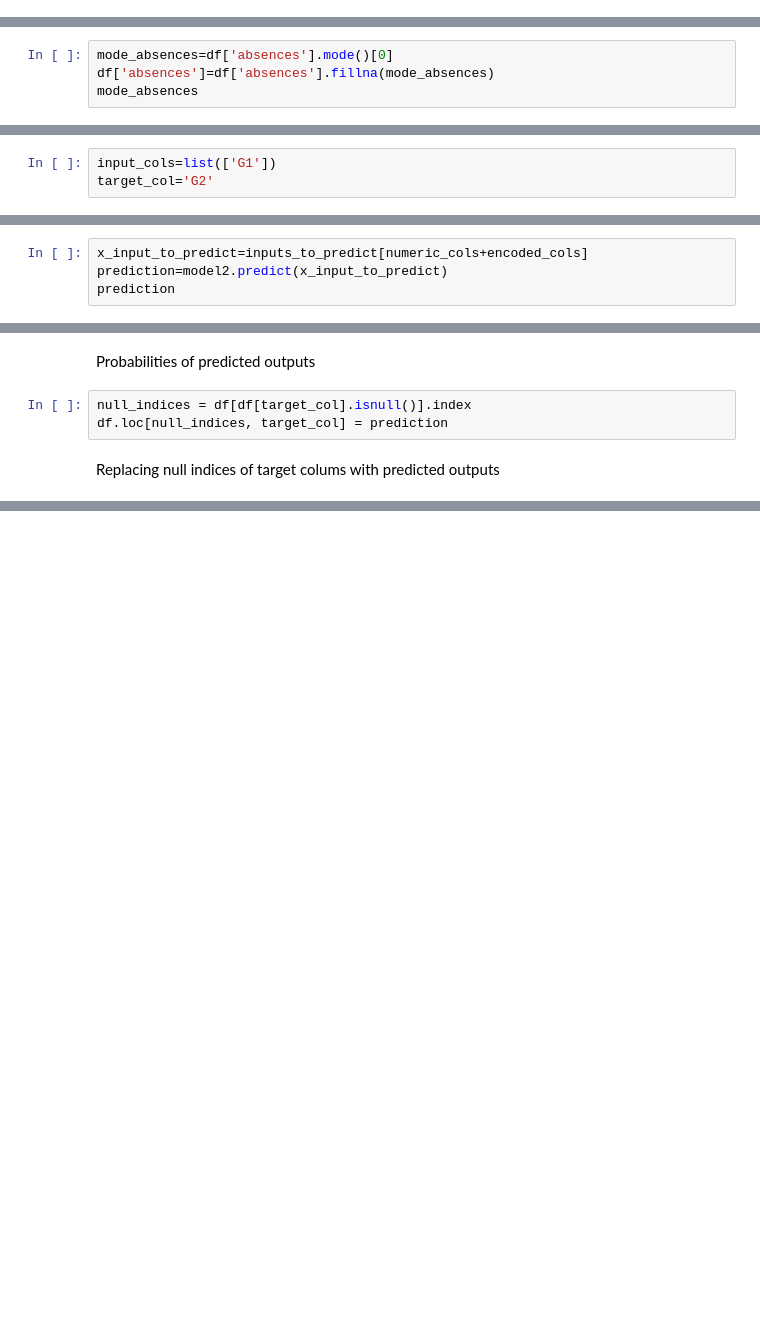
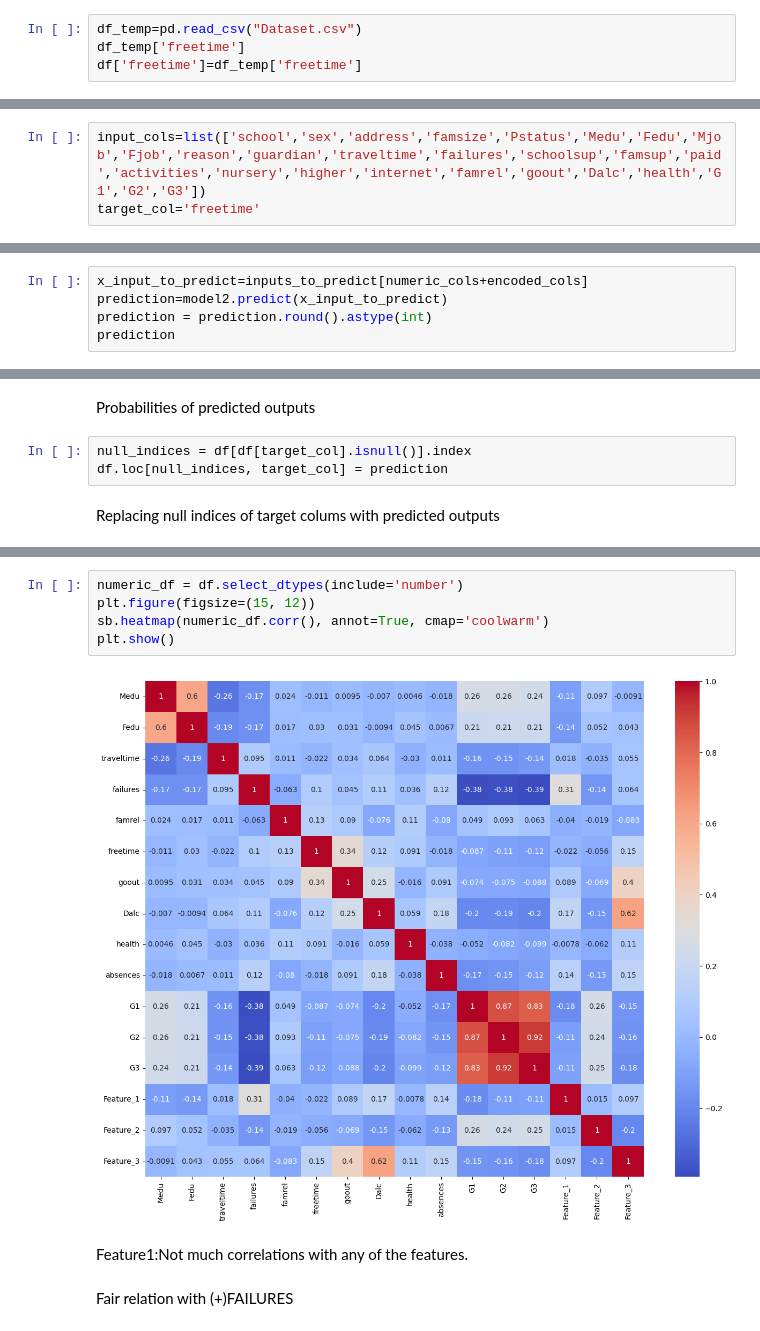
Before and after one commit to adithjayakrishnan/CampusPulse, a Jupyter notebook: workpad.ipynb, the cells around one changed output, grey strips where cells are left out. Cells and saved outputs as stored; diff of their text form; blank space fills up the shorter version.

```diff
--- a/workpad.ipynb
+++ b/workpad.ipynb
@@ -6,3 +6,7 @@ import seaborn as sb
 import plotly.express as px
 # %%
 df=pd.read_csv("Dataset.csv")
+# %%
+df_temp=pd.read_csv("Dataset.csv")
+df_temp['freetime']
+df['freetime']=df_temp['freetime']
@@ -85,7 +93,3 @@ mode_ft
 np.float64(3.0)
 # %% [markdown]
 Replacing freetime with mode value
-# %%
-mode_absences=df['absences'].mode()[0]
-df['absences']=df['absences'].fillna(mode_absences)
-mode_absences
@@ -96,6 +96,6 @@ Replacing absences with the mode value
 # %%
-input_cols=list(['G1'])
-target_col='G2'
+input_cols=list(['school','sex','address','famsize','Pstatus','Medu','Fedu','Mjob','Fjob','reason','guardian','traveltime','failures','schoolsup','famsup','paid','activities','nursery','higher','internet','famrel','goout','Dalc','health','G1','G2','G3'])
+target_col='freetime'
 # %% [markdown]
 Creating a predictive model to predict missing values for some coloumns
 # %%
@@ -203,4 +219,5 @@ Onehot encoding of actual inputs
 # %%
 x_input_to_predict=inputs_to_predict[numeric_cols+encoded_cols]
 prediction=model2.predict(x_input_to_predict)
+prediction = prediction.round().astype(int)
 prediction
@@ -218,0 +255,11 @@ Replacing null indices of target colums with predicted outputs
+# %%
+numeric_df = df.select_dtypes(include='number')
+plt.figure(figsize=(15, 12))
+sb.heatmap(numeric_df.corr(), annot=True, cmap='coolwarm')
+plt.show()
+# %% [output]
+[figure, added]
+# %% [markdown]
+Feature1:Not much correlations with any of the features.
+# %% [markdown]
+Fair relation with (+)FAILURES
```
Also changed, not shown: parts of 25 cells of this notebook, 1 other file.
